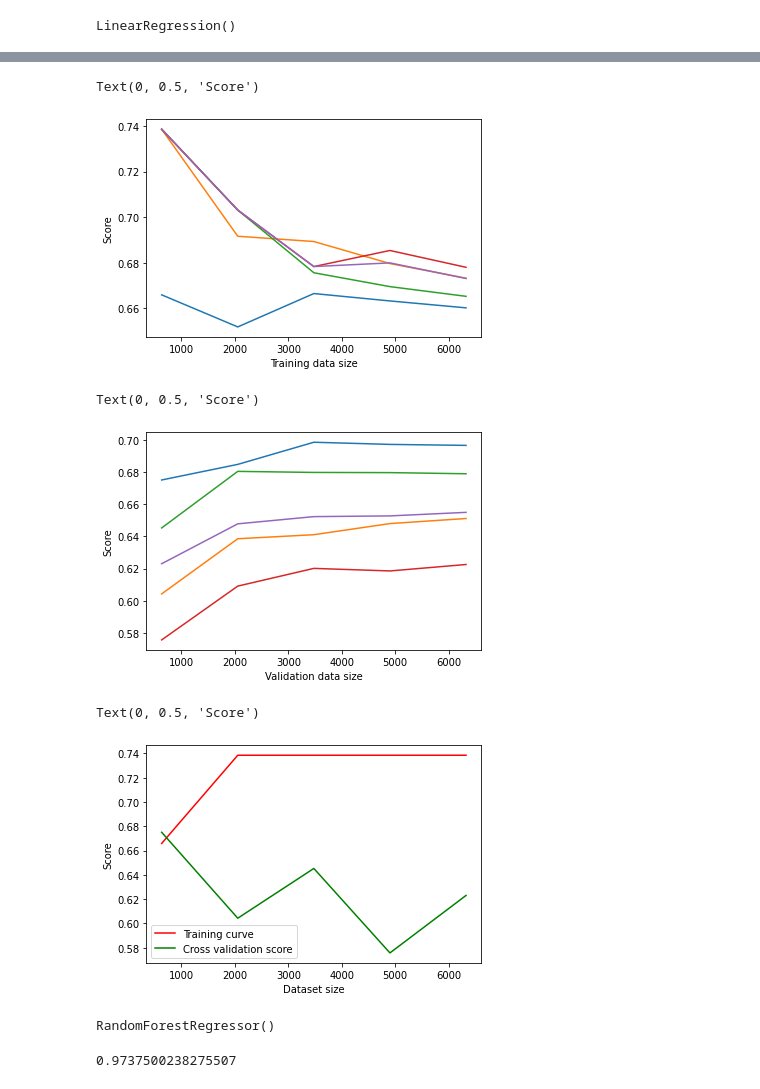
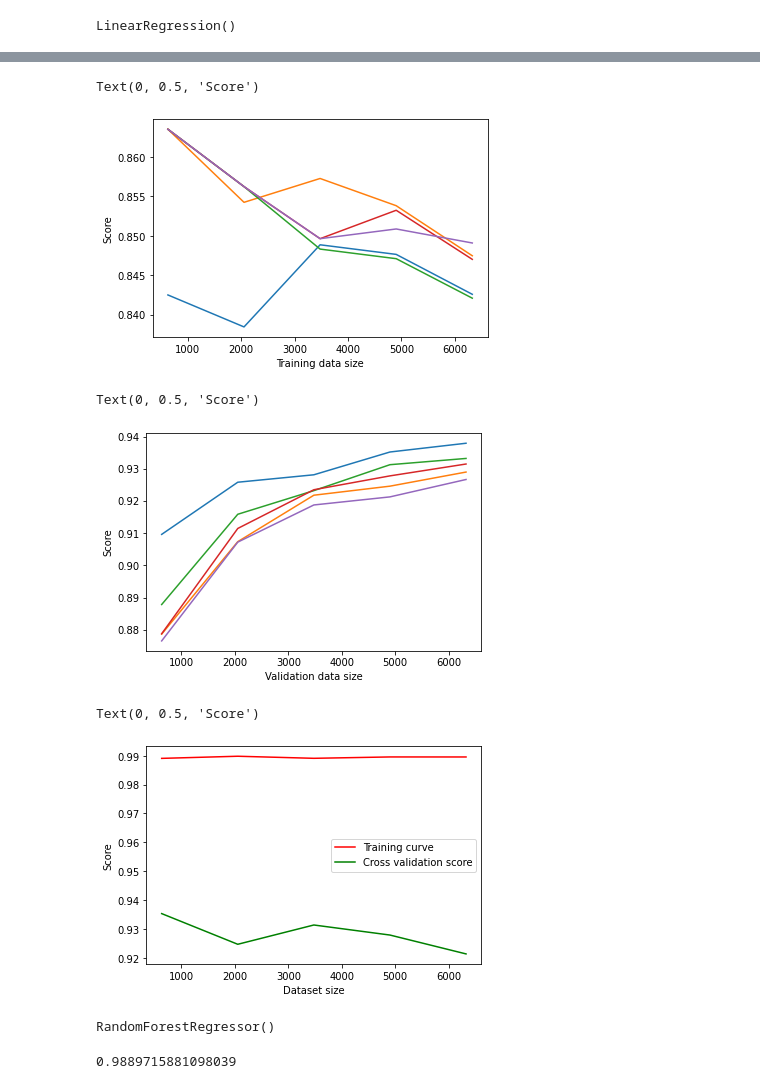
Before and after one commit to prabhupad26/100daysofML, a Jupyter notebook: Car_Prices_Prediction.ipynb, the cells around one changed output, grey strips where cells are left out. Saved outputs shown, nothing was run; the diff lists cells and outputs as text; code cells hidden in the pictures.

```diff
--- a/Car_Prices_Prediction.ipynb
+++ b/Car_Prices_Prediction.ipynb
@@ -95,0 +96,8 @@ df2[~df2.mileage.notnull()]
+# %%
+# sns.distplot(np.log(df2.selling_price))
+# sns.distplot(np.log(df2.km_driven))
+# sns.distplot(np.log(df2.fuel)) - No effect
+# sns.distplot(np.log(df2.seller_type))  - No effect
+# sns.distplot(np.log(df2.years_old))
+for col in ['selling_price', 'km_driven', 'years_old']:
+    df2[col] = np.log(df2[col])
@@ -158,23 +193,23 @@ plt.xlabel('Training data size')
 plt.ylabel('Score')
 # %% [output]
 Text(0, 0.5, 'Score')
-[figure, old version]
+[figure, new version]
 # %%
 plt.plot(size, valid_scores)
 plt.xlabel('Validation data size')
 plt.ylabel('Score')
 # %% [output]
 Text(0, 0.5, 'Score')
-[figure, old version]
+[figure, new version]
 # %%
-plt.plot(size, train_scores[0], label='Training curve',color='red')
-plt.plot(size, valid_scores[0],label='Cross validation score', color='green')
+plt.plot(size, train_scores[3], label='Training curve',color='red')
+plt.plot(size, valid_scores[3],label='Cross validation score', color='green')
 plt.legend()
 plt.xlabel('Dataset size')
 plt.ylabel('Score')
 # %% [output]
 Text(0, 0.5, 'Score')
-[figure, old version]
+[figure, new version]
 # %%
 model_rfr = RandomForestRegressor(n_estimators=100)
 # %%
@@ -182,9 +217,9 @@ model_rfr.fit(X_train, y_train)
 # %% [output]
 RandomForestRegressor()
 # %%
-model_rfr.score(X_test, y_test)
+model_rfr.score(X_train, y_train)
 # %% [output]
-0.9737500238275507
+0.9889715881098039
 # %%
 size, train_scores, valid_scores = learning_curve(model_rfr, data_X, data_y)
 # %%
```
Also changed, not shown: parts of 17 cells of this notebook.
